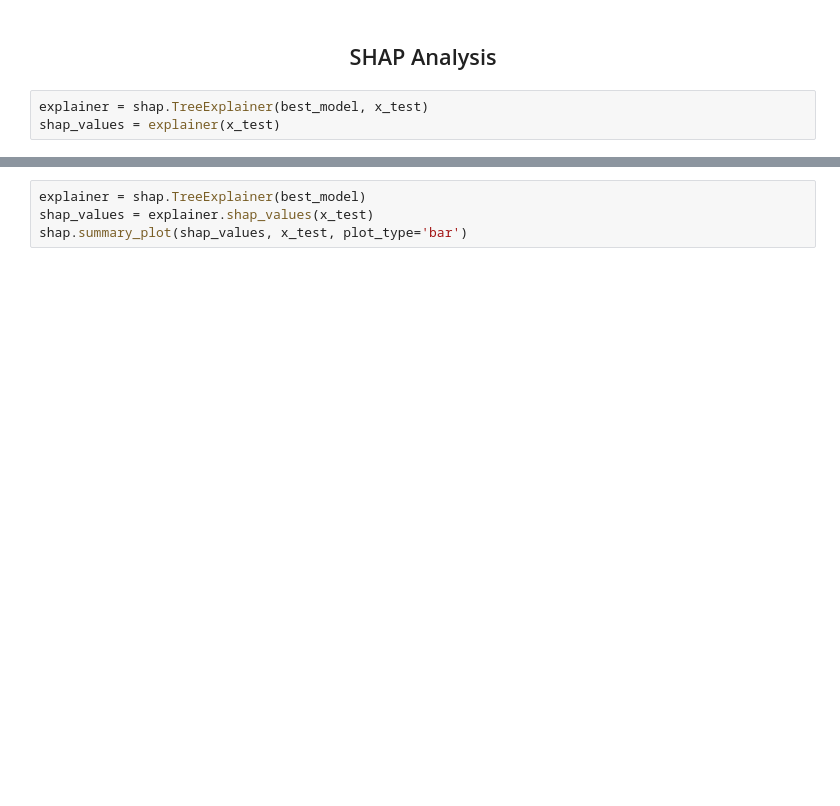
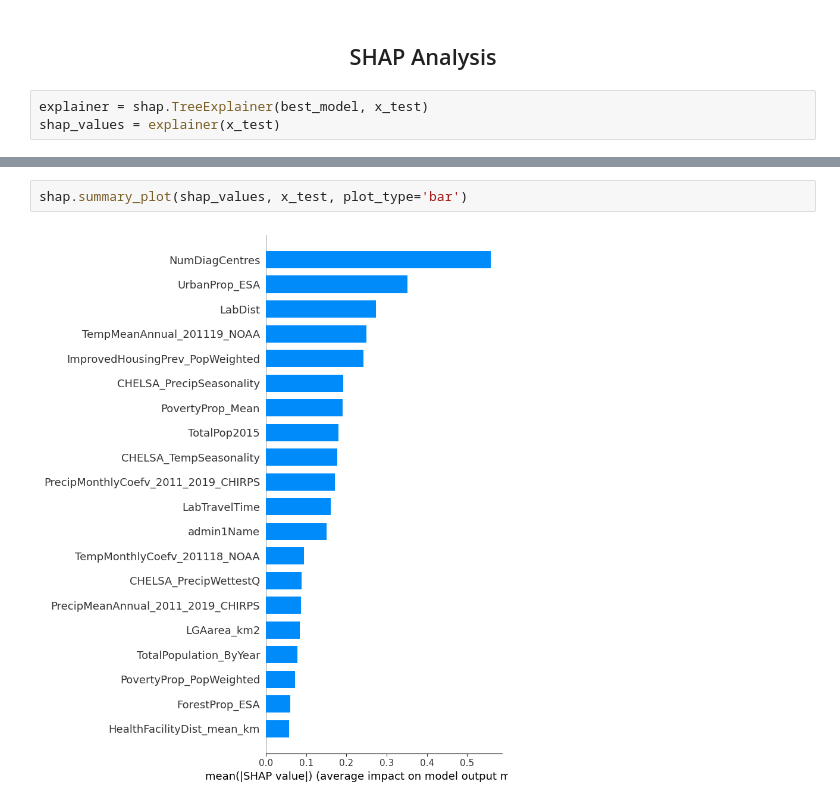
Before and after one commit to DQ4781/LF-ShapAnalysis, a Jupyter notebook: notebooks/xgb.ipynb, the cells around one changed output, grey strips where cells are left out. Cells and saved outputs as stored; diff of their text form; blank space fills up the shorter version.

```diff
--- a/notebooks/xgb.ipynb
+++ b/notebooks/xgb.ipynb
@@ -294,6 +294,6 @@ shap.plots.beeswarm(shap_values, max_display=10, order=shap_values.abs.max(0))
 # %%
-explainer = shap.TreeExplainer(best_model)
-shap_values = explainer.shap_values(x_test)
 shap.summary_plot(shap_values, x_test, plot_type='bar')
+# %% [output]
+[figure, added]
 # %%
 shap.summary_plot(shap_values, x_test, max_display=7, plot_type='dot')
```
Also changed, not shown: parts of 15 cells of this notebook.
